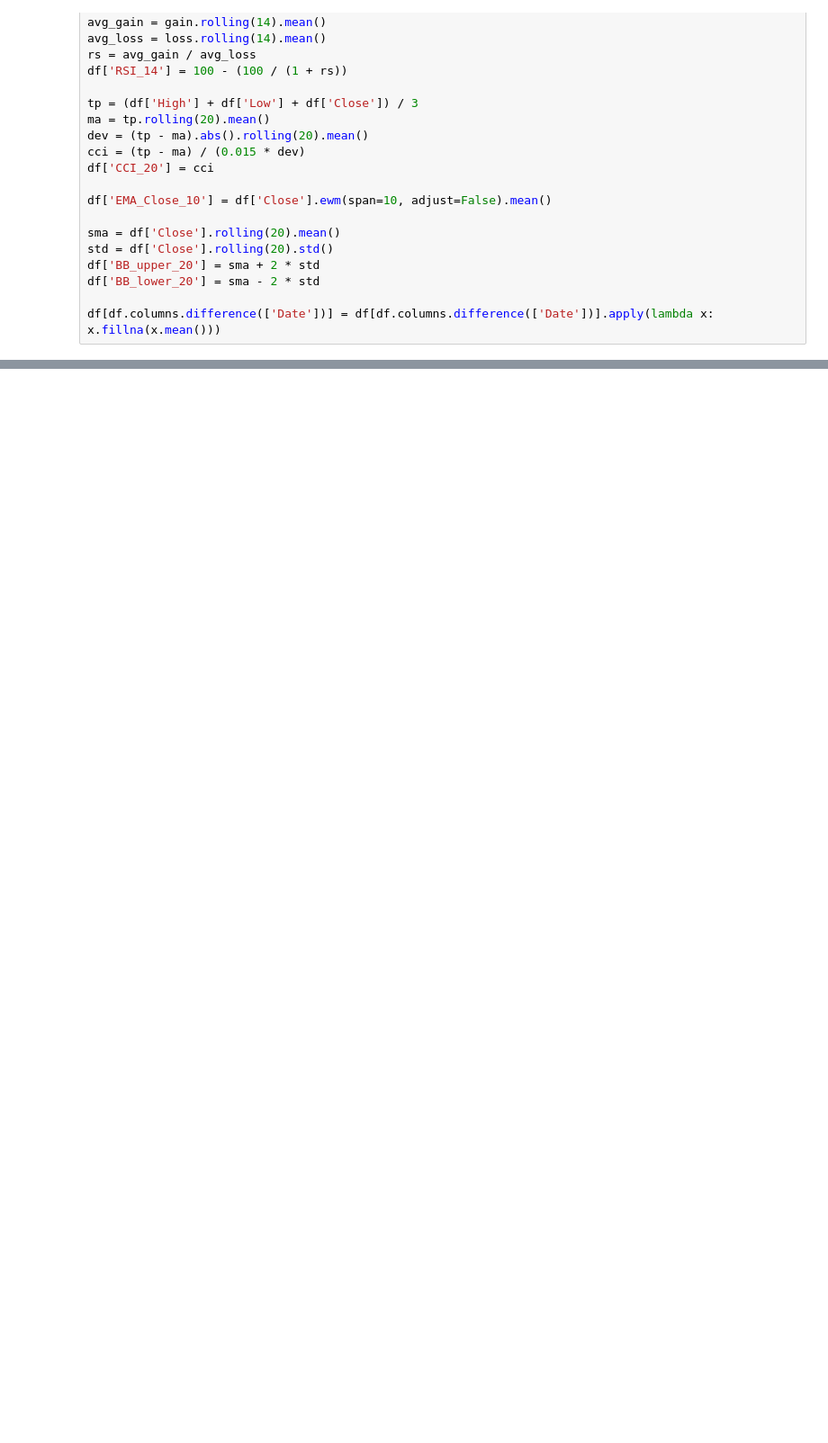
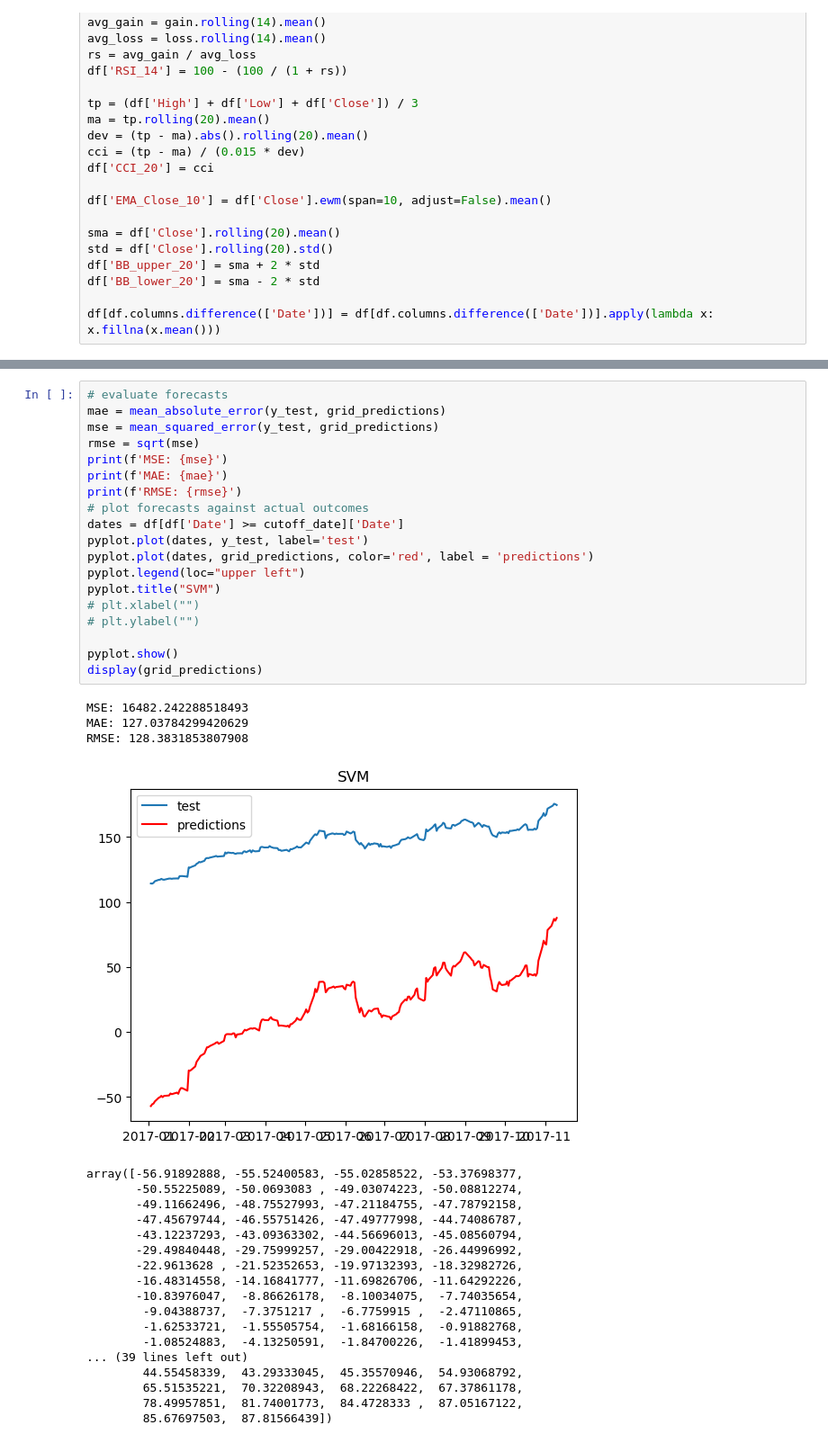
Before and after one commit to OwenKing2/CIS-3715-Final-Project, a Jupyter notebook: Support Vector Machine Model.ipynb, the cells around one changed output, grey strips where cells are left out. Shown at 90% size. Drawn from its saved outputs; the diff is of its cells as text; blank space fills up the shorter version.

```diff
--- a/Support Vector Machine Model.ipynb
+++ b/Support Vector Machine Model.ipynb
@@ -116,0 +155,41 @@ Best RMSE: 112.22586635303311
+# %%
+# evaluate forecasts
+mae = mean_absolute_error(y_test, grid_predictions)
+mse = mean_squared_error(y_test, grid_predictions)
+rmse = sqrt(mse)
+print(f'MSE: {mse}')
+print(f'MAE: {mae}')
+print(f'RMSE: {rmse}')
+# plot forecasts against actual outcomes
+dates = df[df['Date'] >= cutoff_date]['Date']
+pyplot.plot(dates, y_test, label='test')
+pyplot.plot(dates, grid_predictions, color='red', label = 'predictions')
+pyplot.legend(loc="upper left")
+pyplot.title("SVM")
+# plt.xlabel("")
+# plt.ylabel("")
+
+pyplot.show()
+display(grid_predictions)
+# %% [output]
+MSE: 16482.242288518493
+MAE: 127.03784299420629
+RMSE: 128.3831853807908
+[figure, added]
+array([-56.91892888, -55.52400583, -55.02858522, -53.37698377,
+       -50.55225089, -50.0693083 , -49.03074223, -50.08812274,
+       -49.11662496, -48.75527993, -47.21184755, -47.78792158,
+       -47.45679744, -46.55751426, -47.49777998, -44.74086787,
+       -43.12237293, -43.09363302, -44.56696013, -45.08560794,
+       -29.49840448, -29.75999257, -29.00422918, -26.44996992,
+       -22.9613628 , -21.52352653, -19.97132393, -18.32982726,
+       -16.48314558, -14.16841777, -11.69826706, -11.64292226,
+       -10.83976047,  -8.86626178,  -8.10034075,  -7.74035654,
+        -9.04388737,  -7.3751217 ,  -6.7759915 ,  -2.47110865,
+        -1.62533721,  -1.55505754,  -1.68166158,  -0.91882768,
+        -1.08524883,  -4.13250591,  -1.84700226,  -1.41899453,
+... (39 lines left out)
+        44.55458339,  43.29333045,  45.35570946,  54.93068792,
+        65.51535221,  70.32208943,  68.22268422,  67.37861178,
+        78.49957851,  81.74001773,  84.4728333 ,  87.05167122,
+        85.67697503,  87.81566439])
```
Also changed, not shown: parts of 3 cells of this notebook, 2 other files.
